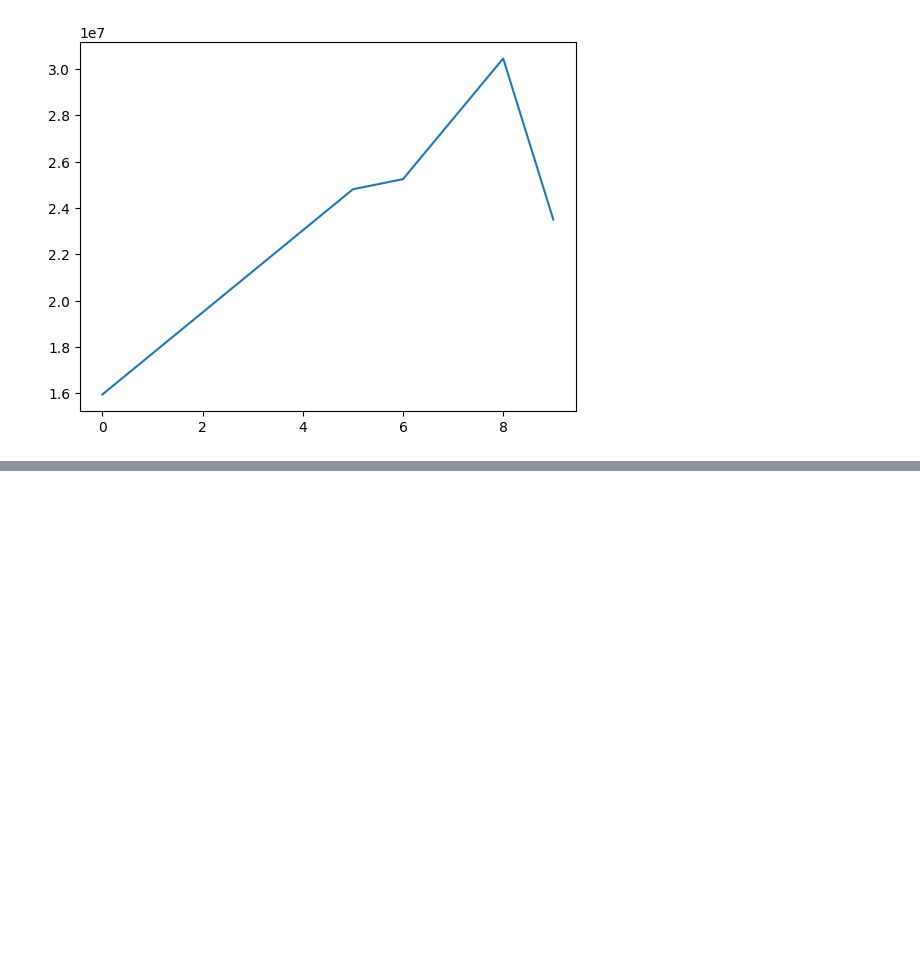
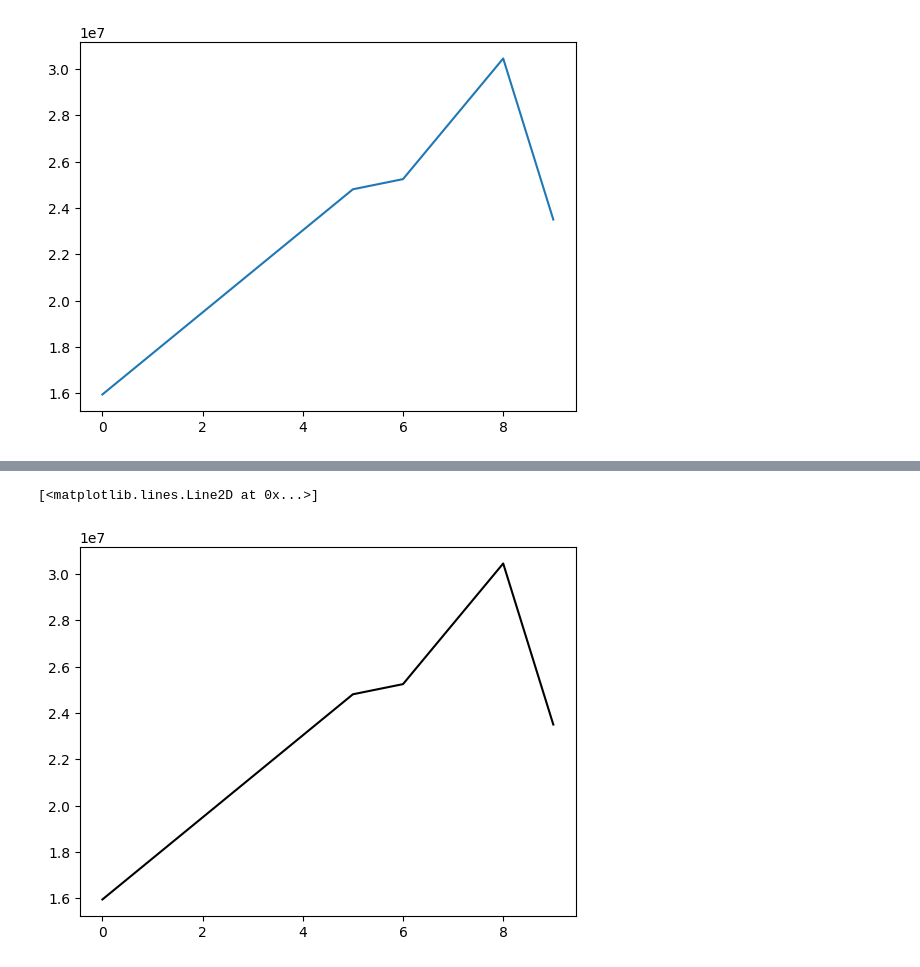
Before and after one commit to sbborusu/530pm_Agentic_Ai_Batch_7thApril, a Jupyter notebook: IPLAnalysis.ipynb, the cells around one changed output, grey strips where cells are left out. Drawn from its saved outputs; the diff is of its cells as text; code cells hidden in the pictures; blank space fills up the shorter version.

```diff
--- a/IPLAnalysis.ipynb
+++ b/IPLAnalysis.ipynb
@@ -267,0 +274,5 @@ plt.show
+# %%
+plt.plot(Salary[0], c='k')
+# %% [output]
+[<matplotlib.lines.Line2D at 0x...>]
+[figure, added]
```
Also changed, not shown: parts of 2 cells of this notebook.
